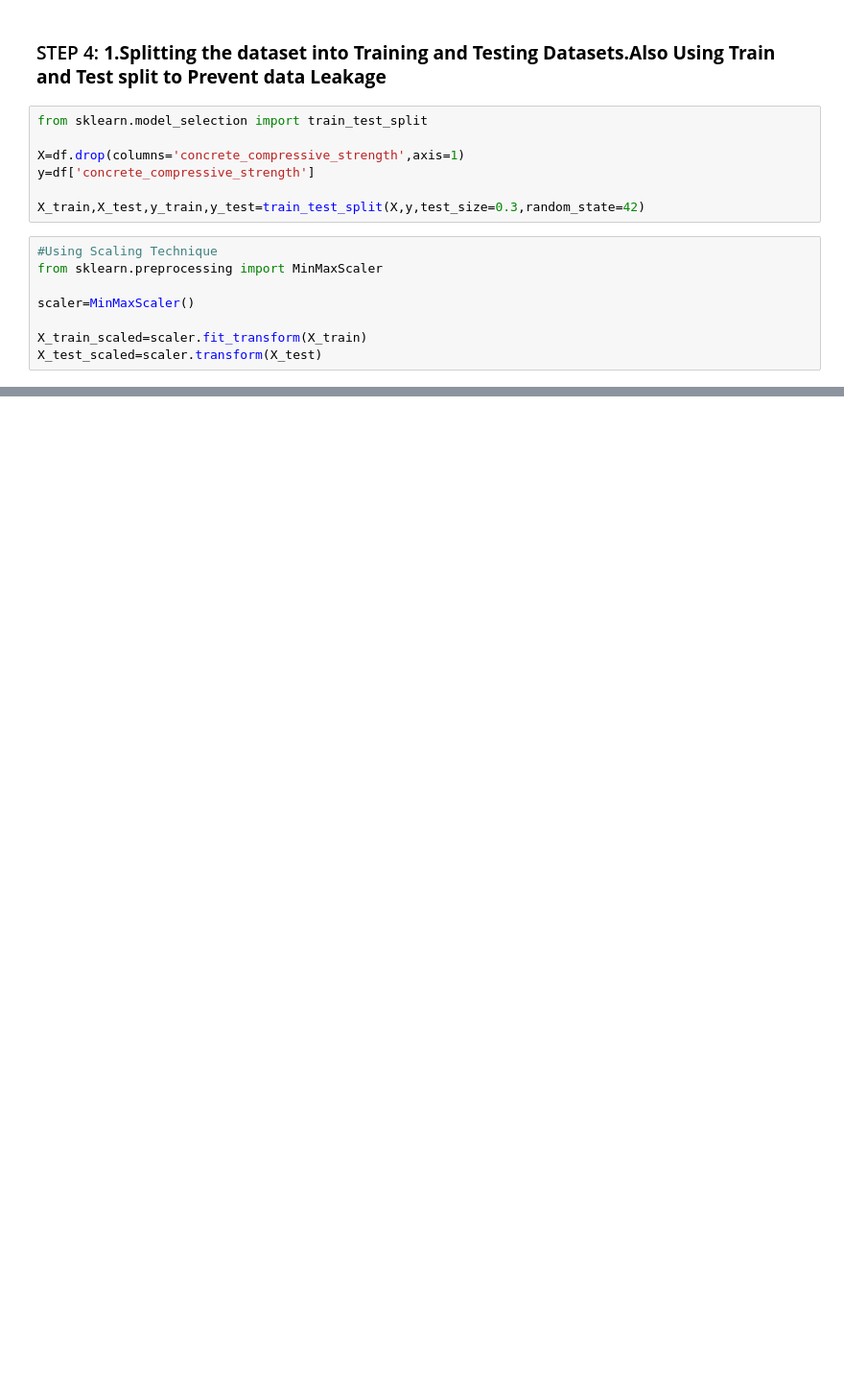
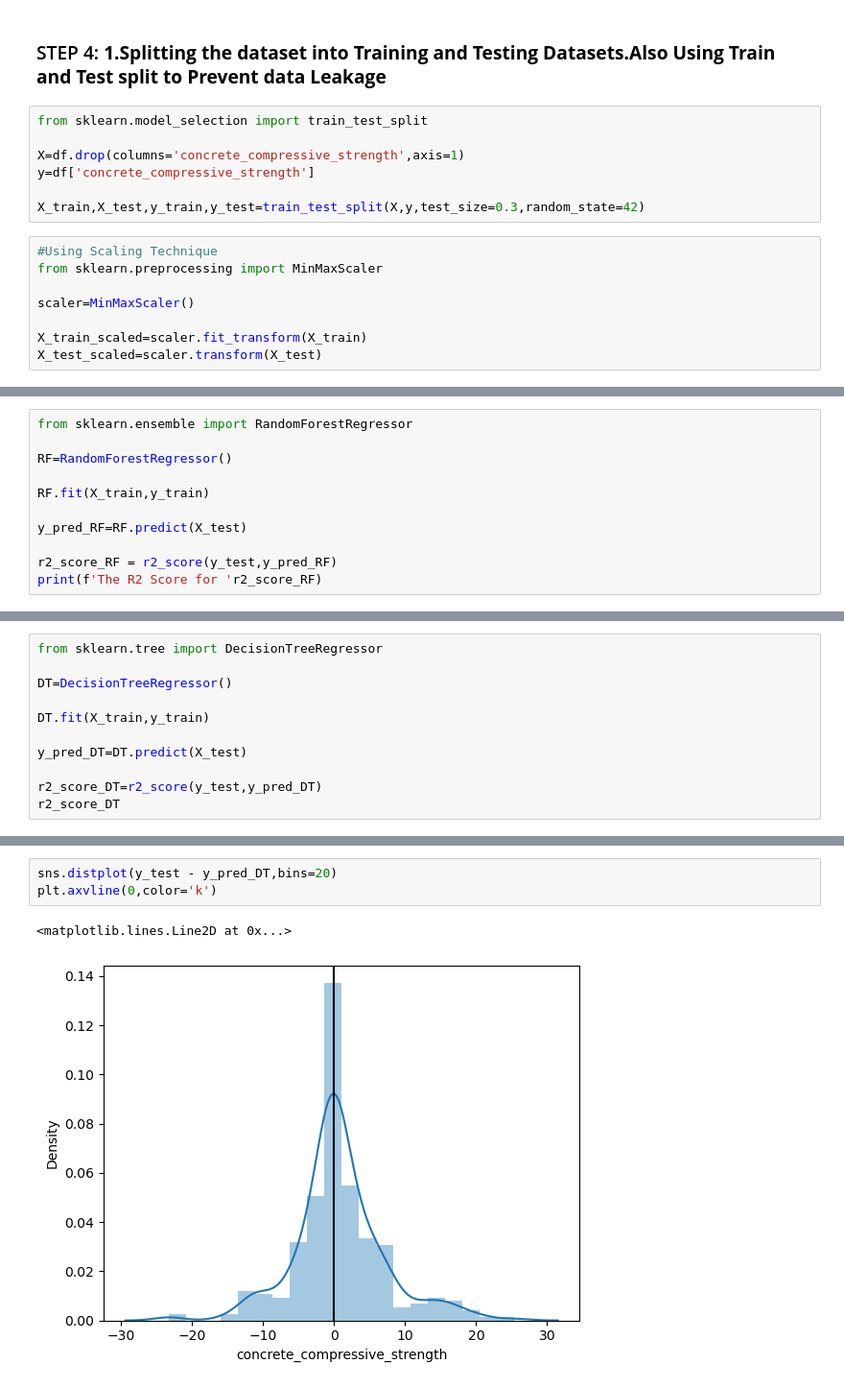
Before and after one commit to Saimehtre18/CementCompositeStrength_PredictionModel, a Jupyter notebook: model.ipynb, the cells around one changed output, grey strips where cells are left out. Shown: that part at 96% size. Drawn from its saved outputs; the diff is of its cells as text; blank space fills up the shorter version.

```diff
--- a/model.ipynb
+++ b/model.ipynb
@@ -198,0 +243,11 @@ r2_score_LR
+# %%
+from sklearn.ensemble import RandomForestRegressor
+
+RF=RandomForestRegressor()
+
+RF.fit(X_train,y_train)
+
+y_pred_RF=RF.predict(X_test)
+
+r2_score_RF = r2_score(y_test,y_pred_RF)
+print(f'The R2 Score for 'r2_score_RF)
@@ -198,0 +256,11 @@ r2_score_LR
+# %%
+from sklearn.tree import DecisionTreeRegressor
+
+DT=DecisionTreeRegressor()
+
+DT.fit(X_train,y_train)
+
+y_pred_DT=DT.predict(X_test)
+
+r2_score_DT=r2_score(y_test,y_pred_DT)
+r2_score_DT
@@ -198,0 +290,6 @@ r2_score_LR
+# %%
+sns.distplot(y_test - y_pred_DT,bins=20)
+plt.axvline(0,color='k')
+# %% [output]
+<matplotlib.lines.Line2D at 0x...>
+[figure, added]
```
Also changed, not shown: parts of 19 cells of this notebook.
